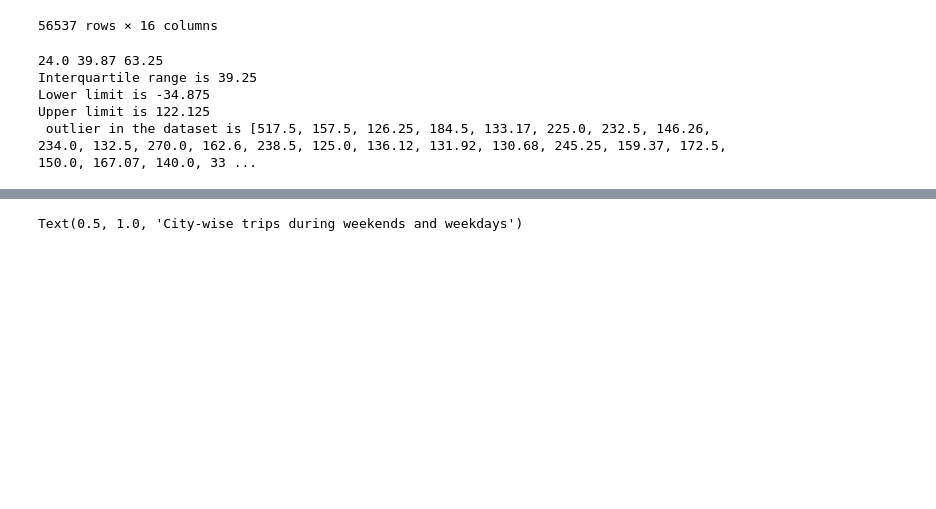
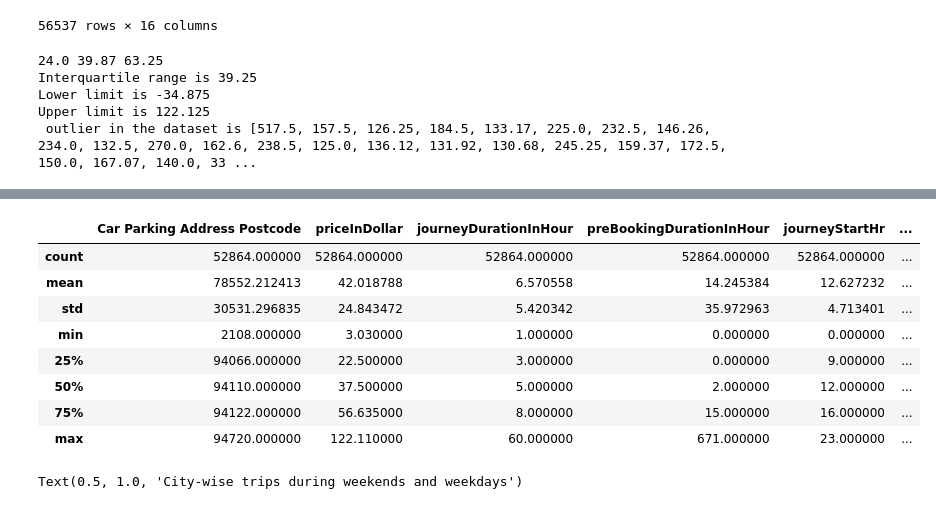
Before and after one commit to RooH-stack/EZCarRentalCompany, a Jupyter notebook: Task1/Task1.ipynb, the cells around one changed output, grey strips where cells are left out. Drawn from its saved outputs; the diff is of its cells as text; code cells hidden in the pictures; blank space fills up the shorter version.

```diff
--- a/Task1/Task1.ipynb
+++ b/Task1/Task1.ipynb
@@ -148,3 +164,15 @@ Upper limit is 122.125
+# %%
+dfJourneys.describe()
+# %% [output]
+|  | Car Parking Address Postcode | priceInDollar | journeyDurationInHour | preBookingDurationInHour | journeyStartHr | ... |
+| count | 52864.000000 | 52864.000000 | 52864.000000 | 52864.000000 | 52864.000000 | ... |
+| mean | 78552.212413 | 42.018788 | 6.570558 | 14.245384 | 12.627232 | ... |
+| std | 30531.296835 | 24.843472 | 5.420342 | 35.972963 | 4.713401 | ... |
+| min | 2108.000000 | 3.030000 | 1.000000 | 0.000000 | 0.000000 | ... |
+| 25% | 94066.000000 | 22.500000 | 3.000000 | 0.000000 | 9.000000 | ... |
+| 50% | 94110.000000 | 37.500000 | 5.000000 | 2.000000 | 12.000000 | ... |
+| 75% | 94122.000000 | 56.635000 | 8.000000 | 15.000000 | 16.000000 | ... |
+| max | 94720.000000 | 122.110000 | 60.000000 | 671.000000 | 23.000000 | ... |
 # %%
 # city-wise trips count
 plt.figure(figsize=(15,7))
```
Also changed, not shown: parts of 1 cell of this notebook.
